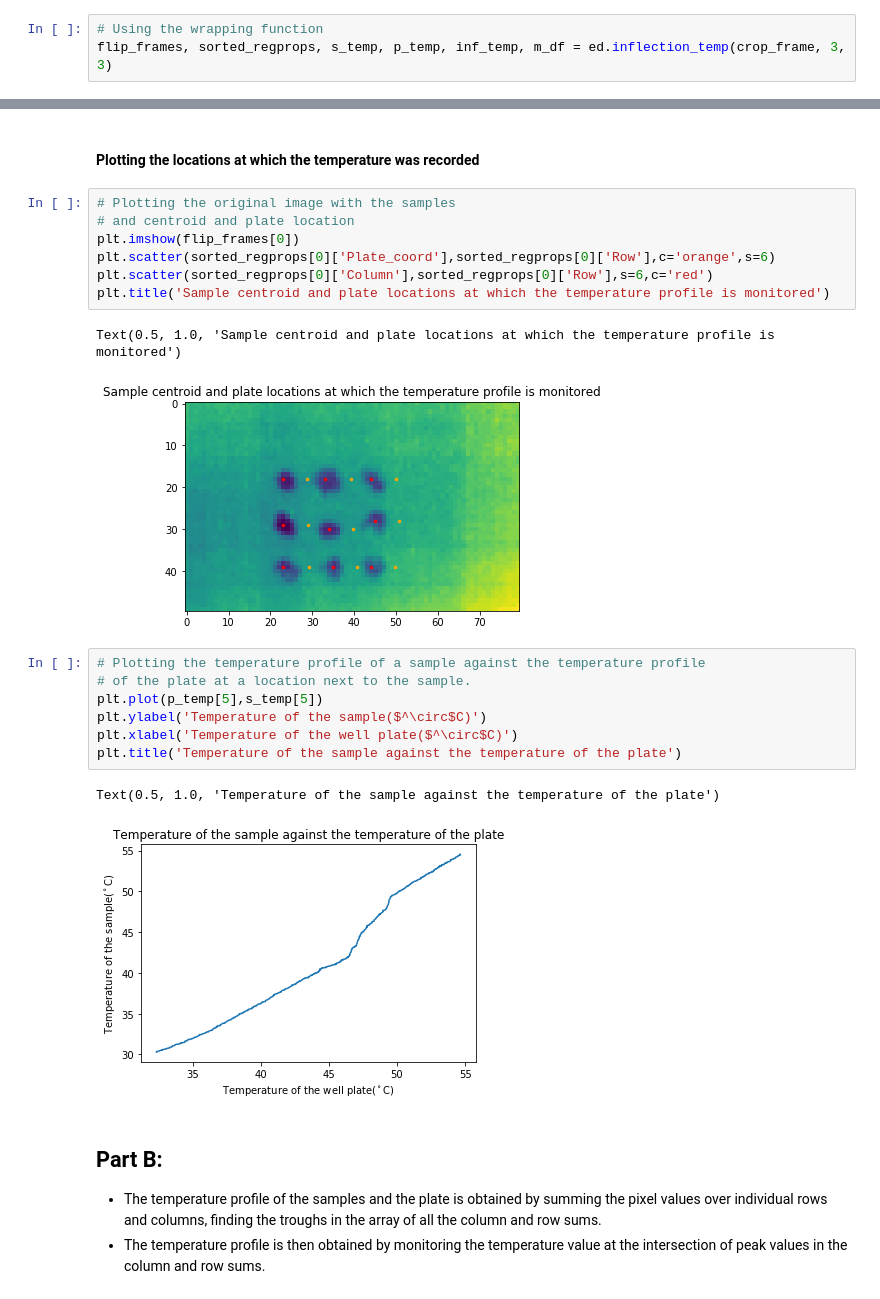
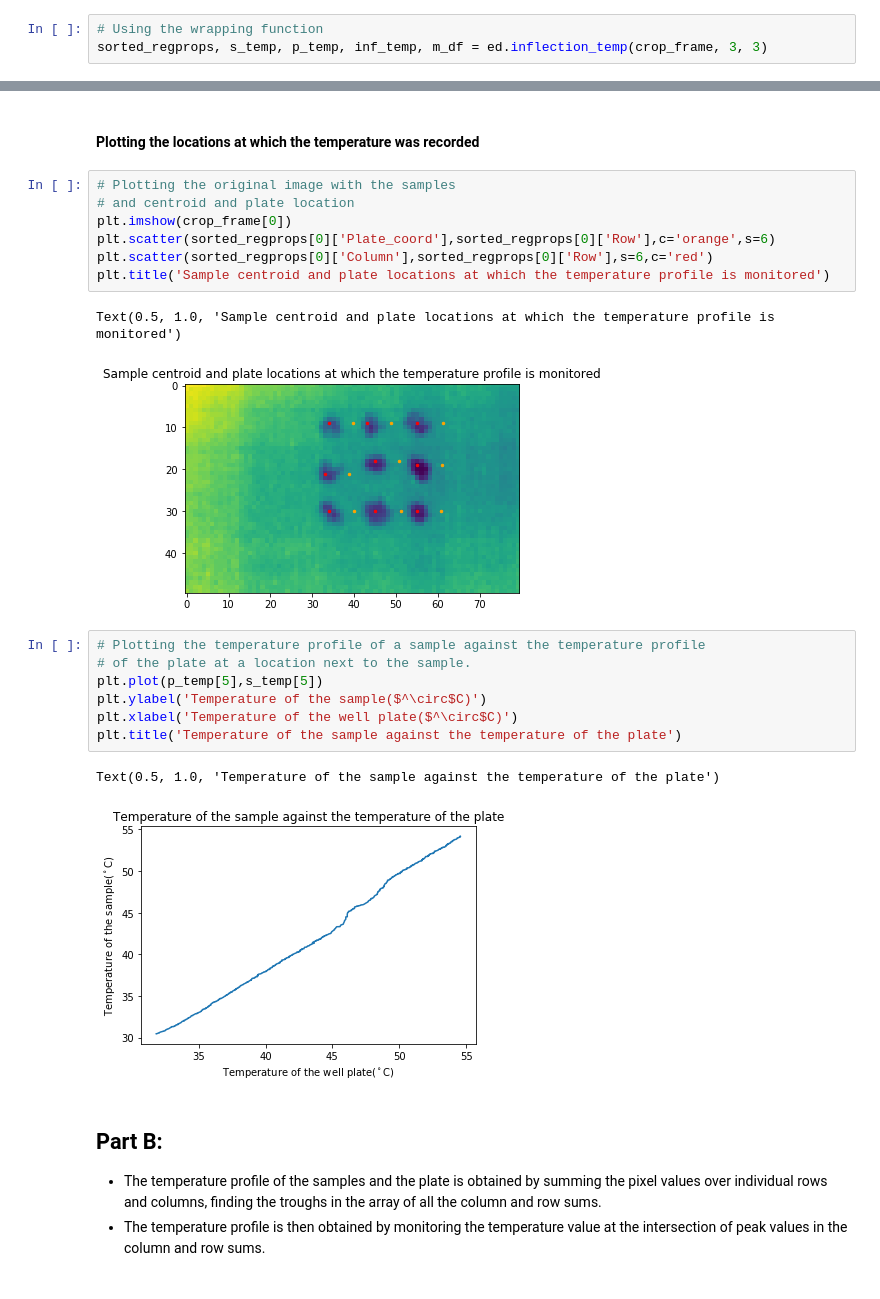
Before and after one commit to ng-git/musical-robot-ver2, a Jupyter notebook: examples/Tutorial.ipynb, the cells around one changed output, grey strips where cells are left out. Drawn from its saved outputs; the diff is of its cells as text.

```diff
--- a/examples/Tutorial.ipynb
+++ b/examples/Tutorial.ipynb
@@ -33,4 +33,4 @@ plt.colorbar()
 #### Use the wrapping function edge_detection.inflection_temp
 # %%
 # Using the wrapping function
-flip_frames, sorted_regprops, s_temp, p_temp, inf_temp, m_df = ed.inflection_temp(crop_frame, 3, 3)
+sorted_regprops, s_temp, p_temp, inf_temp, m_df = ed.inflection_temp(crop_frame, 3, 3)
@@ -53,13 +69,13 @@ sorted_regprops[0]
 # %%
 # Plotting the original image with the samples
 # and centroid and plate location
-plt.imshow(flip_frames[0])
+plt.imshow(crop_frame[0])
 plt.scatter(sorted_regprops[0]['Plate_coord'],sorted_regprops[0]['Row'],c='orange',s=6)
 plt.scatter(sorted_regprops[0]['Column'],sorted_regprops[0]['Row'],s=6,c='red')
 plt.title('Sample centroid and plate locations at which the temperature profile is monitored')
 # %% [output]
 Text(0.5, 1.0, 'Sample centroid and plate locations at which the temperature profile is monitored')
-[figure, old version]
+[figure, new version]
 # %%
 # Plotting the temperature profile of a sample against the temperature profile
 # of the plate at a location next to the sample.
@@ -69,7 +85,7 @@ plt.xlabel('Temperature of the well plate($^\circ$C)')
 plt.title('Temperature of the sample against the temperature of the plate')
 # %% [output]
 Text(0.5, 1.0, 'Temperature of the sample against the temperature of the plate')
-[figure, old version]
+[figure, new version]
 # %% [markdown]
 ## Part B:
 * The temperature profile of the samples and the plate is obtained by summing the pixel values over individual rows and columns, finding the troughs in the array of all the column and row sums.
```
Also changed, not shown: parts of 5 cells of this notebook, 1 other file.
